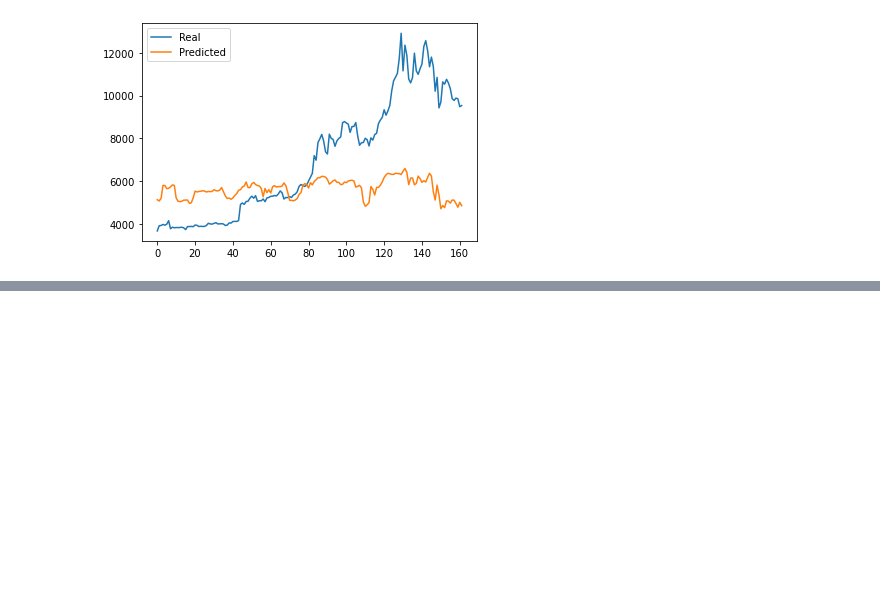
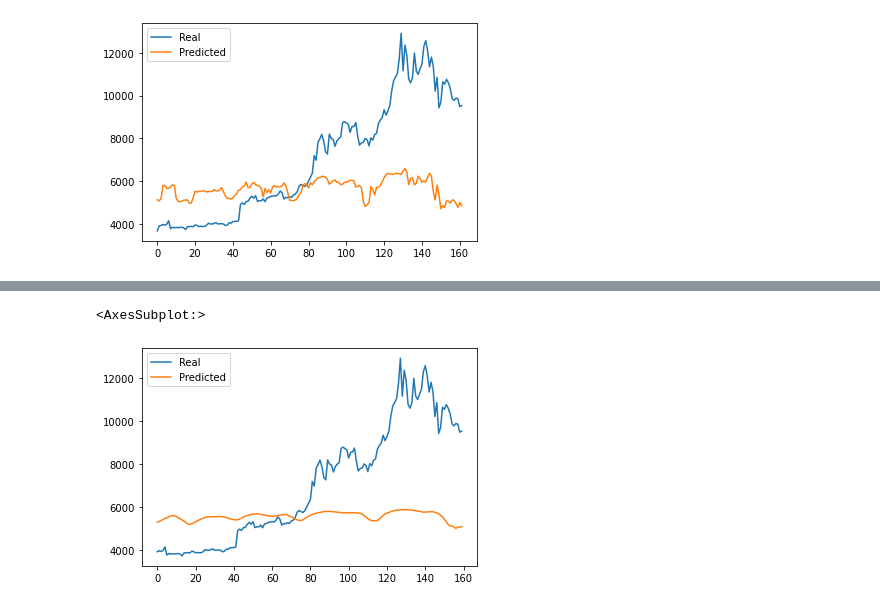
Before and after one commit to tyedem/LSTM_Stock_Predictor, a Jupyter notebook: lstm_stock_predictor_fng.ipynb, the cells around one changed output, grey strips where cells are left out. Cells and saved outputs as stored; diff of their text form; code cells hidden in the pictures; blank space fills up the shorter version.

```diff
--- a/lstm_stock_predictor_fng.ipynb
+++ b/lstm_stock_predictor_fng.ipynb
@@ -356,6 +352,9 @@ model_4.plot()
 # %%
-#Save model 5 to CSV - window_size = 10, dropout_fraction = 0.2, batch_size = 1, epochs = 10
-file_path = Path('LSTM_models/model_5.csv')
-stocks.to_csv(file_path)
+#Save model 5 to CSV - window_size = 10, dropout_fraction = 0.2, batch_size = 2, epochs = 10
+# file_path = Path('LSTM_models/model_5.csv')
+# stocks.to_csv(file_path)
 model_5 = pd.read_csv('LSTM_models/model_5.csv')
 model_5.plot()
+# %% [output]
+<AxesSubplot:>
+[figure, added]
```
Also changed, not shown: parts of 11 cells of this notebook, 8 other files.
